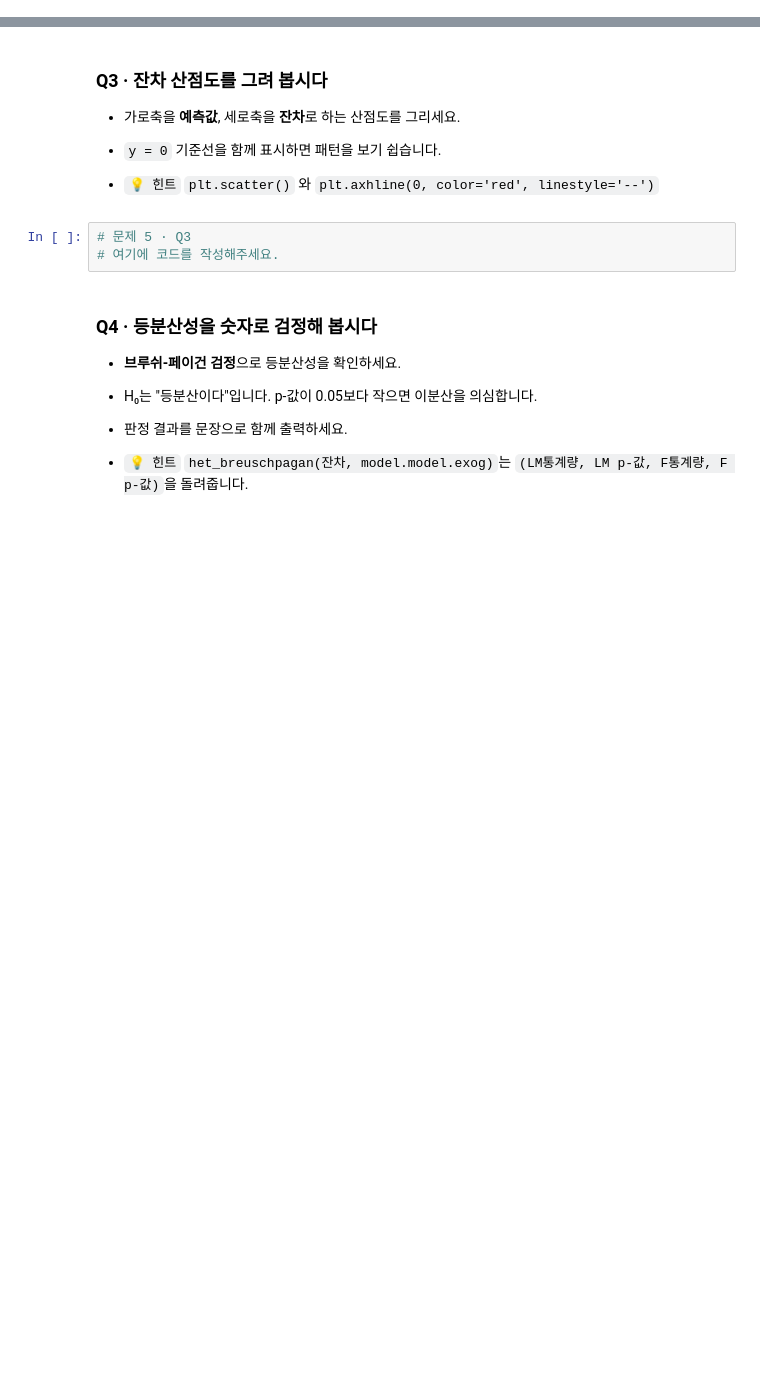
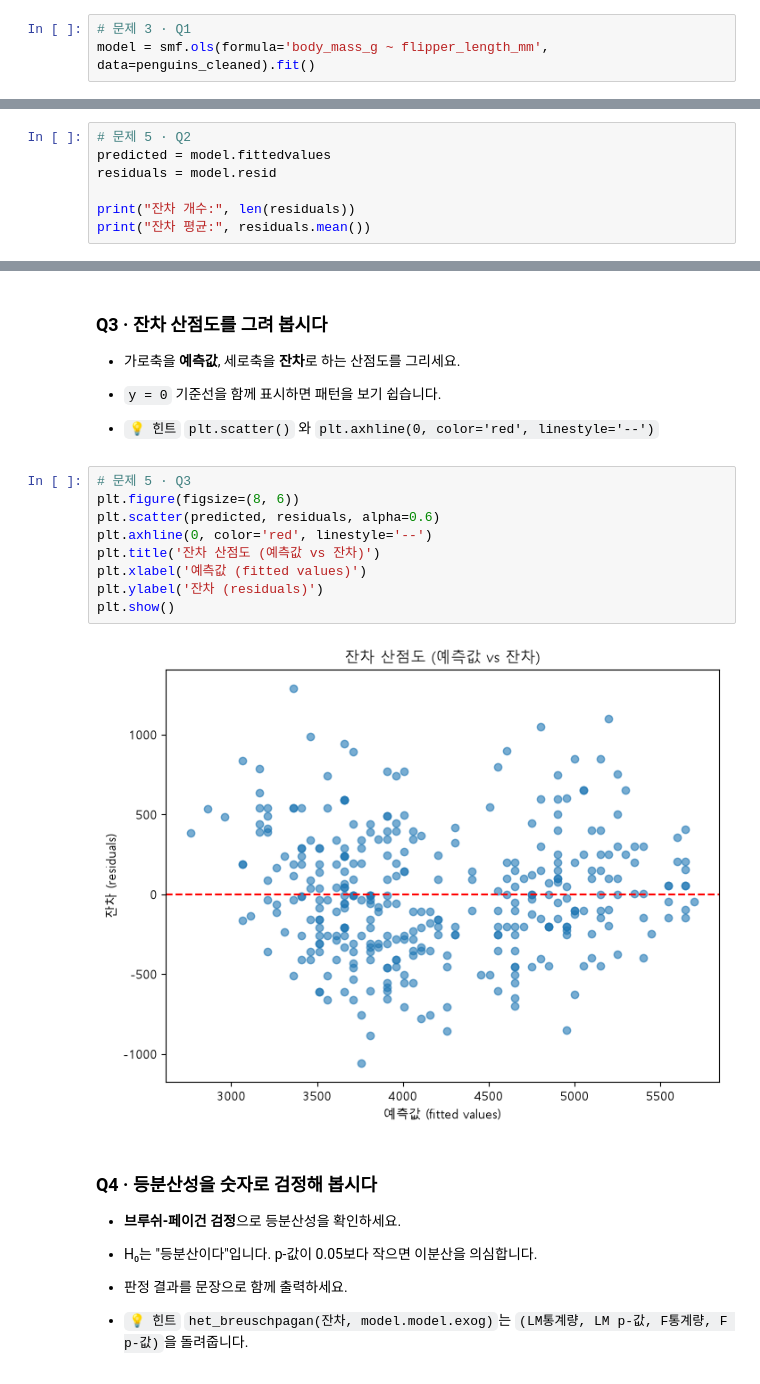
Before and after one commit to msjeonc-stack/ai-data-bootcamp, a Jupyter notebook: D015/[기초-실습] 통계 101×데이터 분석_ (7장) 싱관과 회귀.ipynb, the cells around one changed output, grey strips where cells are left out. Saved outputs shown, nothing was run; the diff lists cells and outputs as text; blank space fills up the shorter version.

```diff
--- a/D015/[기초-실습] 통계 101×데이터 분석_ (7장) 싱관과 회귀.ipynb
+++ b/D015/[기초-실습] 통계 101×데이터 분석_ (7장) 싱관과 회귀.ipynb
@@ -266,3 +407,6 @@ print("문제 2의 df_corr과 동일한가?:", len(penguins_cleaned) == len(df_c
+# %%
+# 문제 3 · Q1
+model = smf.ols(formula='body_mass_g ~ flipper_length_mm', data=penguins_cleaned).fit()
 # %% [markdown]
 ### Q2 · 분석 결과표를 출력해 봅시다
 
@@ -489,0 +816,7 @@ print("모형: body_mass_g ~ flipper_length_mm")
+# %%
+# 문제 5 · Q2
+predicted = model.fittedvalues
+residuals = model.resid
+
+print("잔차 개수:", len(residuals))
+print("잔차 평균:", residuals.mean())
@@ -495,9 +831,17 @@ print("모형: body_mass_g ~ flipper_length_mm")
 - `y = 0` 기준선을 함께 표시하면 패턴을 보기 쉽습니다.
 
 - `💡 힌트` `plt.scatter()` 와 `plt.axhline(0, color='red', linestyle='--')`
-# %%
-# 문제 5 · Q3
-# 여기에 코드를 작성해주세요.
+# %%
+# 문제 5 · Q3
+plt.figure(figsize=(8, 6))
+plt.scatter(predicted, residuals, alpha=0.6)
+plt.axhline(0, color='red', linestyle='--')
+plt.title('잔차 산점도 (예측값 vs 잔차)')
+plt.xlabel('예측값 (fitted values)')
+plt.ylabel('잔차 (residuals)')
+plt.show()
+# %% [output]
+[figure, added]
 # %% [markdown]
 ### Q4 · 등분산성을 숫자로 검정해 봅시다
 
```
Also changed, not shown: parts of 56 cells of this notebook.
